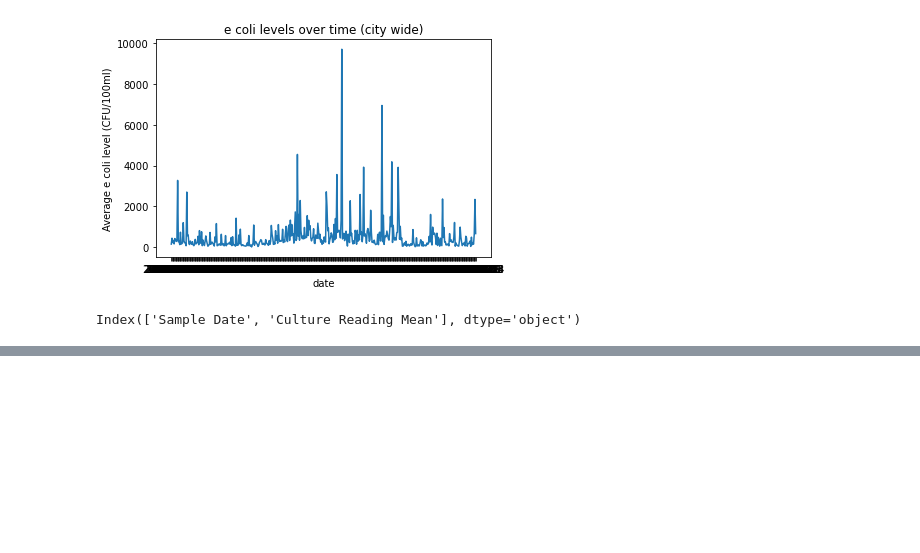
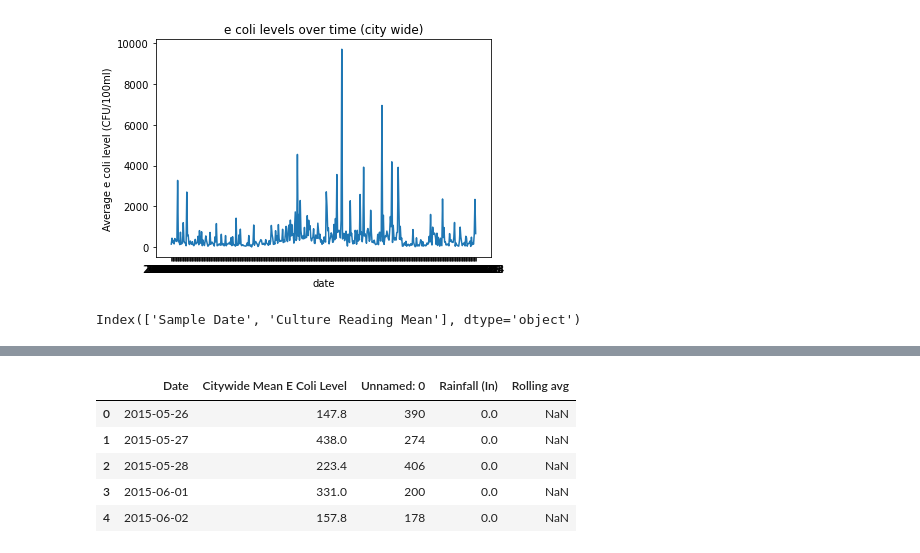
Before and after one commit to ander1908/Bootcamp_Project1, a Jupyter notebook: Leah_worst_month.ipynb, the cells around one changed output, grey strips where cells are left out. Cells and saved outputs as stored; diff of their text form; code cells hidden in the pictures; blank space fills up the shorter version.

```diff
--- a/Leah_worst_month.ipynb
+++ b/Leah_worst_month.ipynb
@@ -156,0 +162,2 @@ daily_culture_means.to_csv('culture_daily_citywide_means.csv')
+# %%
+Milwaukee = pd.read_csv("Milwaukee_DNA_Rainfall.csv")
@@ -156,0 +184,10 @@ daily_culture_means.to_csv('culture_daily_citywide_means.csv')
+# %%
+comparison = daily_dna_means.merge(Milwaukee, how="left", on="Date")
+comparison.head()
+# %% [output]
+|  | Date | Citywide Mean E Coli Level | Unnamed: 0 | Rainfall (In) | Rolling avg |
+| 0 | 2015-05-26 | 147.8 | 390 | 0.0 | NaN |
+| 1 | 2015-05-27 | 438.0 | 274 | 0.0 | NaN |
+| 2 | 2015-05-28 | 223.4 | 406 | 0.0 | NaN |
+| 3 | 2015-06-01 | 331.0 | 200 | 0.0 | NaN |
+| 4 | 2015-06-02 | 157.8 | 178 | 0.0 | NaN |
```
Also changed, not shown: parts of 18 cells of this notebook, 1 other file.
